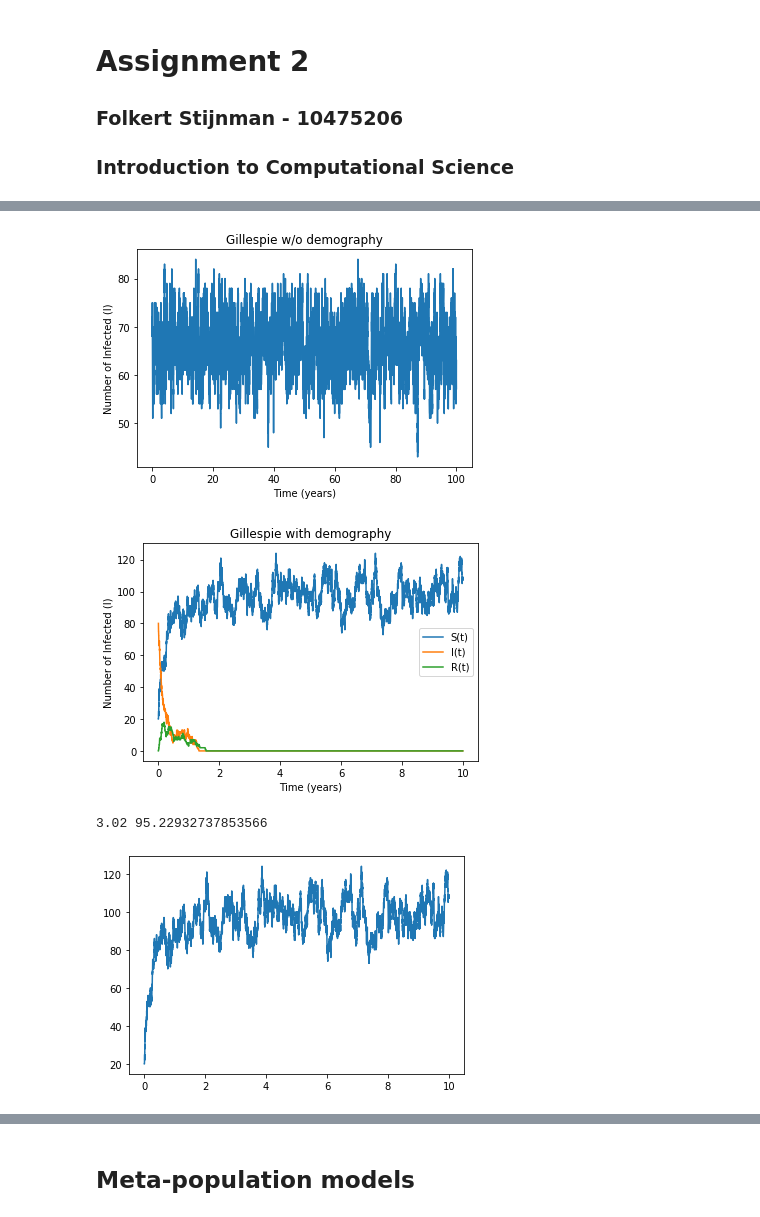
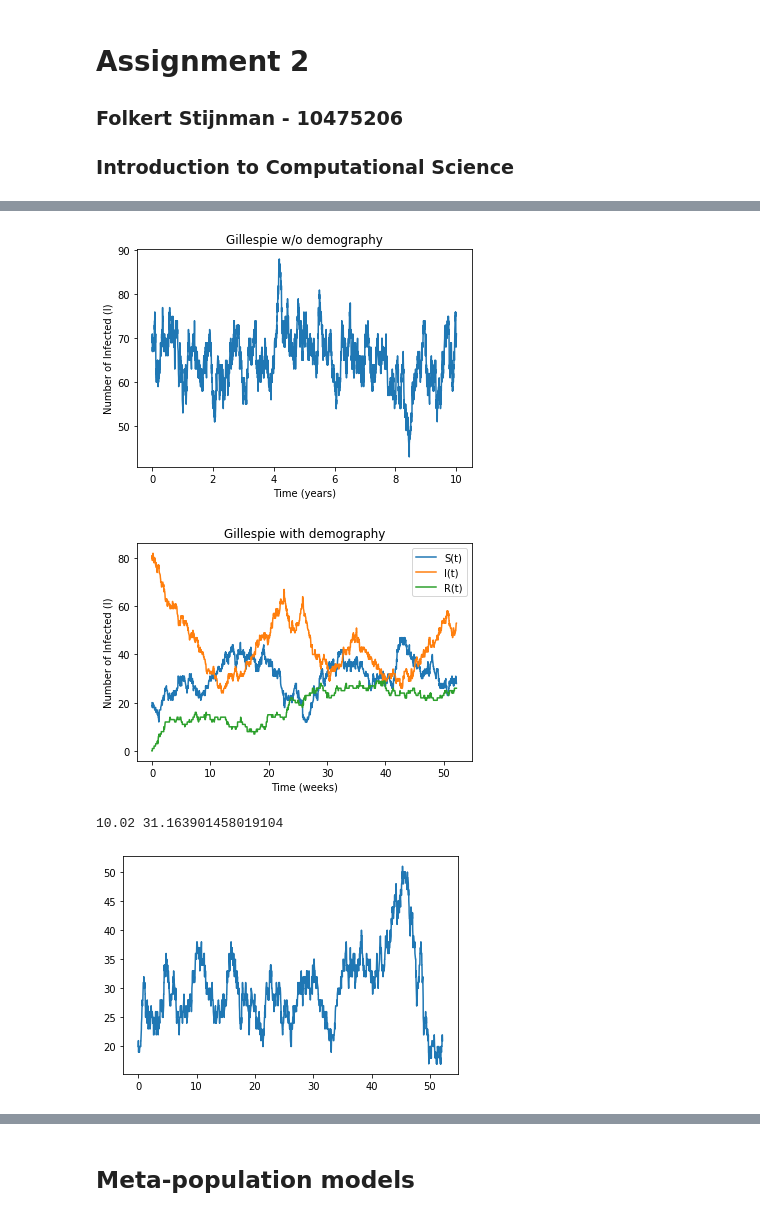
Before and after one commit to Folkert94/ICLS, a Jupyter notebook: Assignment/2/F_Stijnman_10475206_assignment2.ipynb, the cells around one changed output, grey strips where cells are left out. Cells and saved outputs as stored; diff of their text form; code cells hidden in the pictures.

```diff
--- a/Assignment/2/F_Stijnman_10475206_assignment2.ipynb
+++ b/Assignment/2/F_Stijnman_10475206_assignment2.ipynb
@@ -24,35 +24,35 @@ def gillespie(X, Y, N, beta, gamma):
     else:
         Y -= 1
     return Y, delta_t
 
 def discrete_event(X, Y, N, beta, gamma, tot_time):
     Y_data = [Y]
     x = [0]
     while x[-1] < tot_time and Y_data[-1] > 0:
         X = N - Y
         Y, t = gillespie(X, Y_data[-1], N, beta, gamma)
 
         Y_data.append(Y)
         x.append(x[-1] + t)
 
     return Y_data, x
 
 beta = 0.03
 gamma = 1 / 100.0
 Y = 70.0
 N = 100.0
 X = N - Y
 
-Y_data, x = discrete_event(X, Y, N, beta, gamma, 100*365)
+Y_data, x = discrete_event(X, Y, N, beta, gamma, 10*365)
 
 plt.plot(np.array(x)/365, Y_data)
 plt.title("Gillespie w/o demography")
 plt.xlabel("Time (years)")
 plt.ylabel("Number of Infected (I)")
 plt.savefig("simple_gillespie_wo_demo.png", dpi=300)
 plt.show()
 # %% [output]
-[figure, old version]
+[figure, new version]
 # %%
 import numpy as np
 import matplotlib.pyplot as plt
@@ -95,7 +95,7 @@ def discrete_event_demography(pop, beta, gamma, mu, tot_time):
 
     return pop_data, time
 
-beta = 0.03
+beta = 0.1
 gamma = 1 / 100.0
 mu = 0.02
 R_0 = beta / gamma + mu
@@ -107,27 +107,27 @@ pop = [X, Y, Z]
 
 # gillespie_demography(pop, beta, gamma, mu)
 
-pop_data, x = discrete_event_demography(pop, beta, gamma, mu, 10*365)
+pop_data, x = discrete_event_demography(pop, beta, gamma, mu, 365)
 
 pop_data = np.array(pop_data)
 
-plt.plot(np.array(x)/365, pop_data[:,0], label="S(t)")
-plt.plot(np.array(x)/365, pop_data[:,1], label="I(t)")
-plt.plot(np.array(x)/365, pop_data[:,2], label="R(t)")
+plt.plot(np.array(x)/7, pop_data[:,0], label="S(t)")
+plt.plot(np.array(x)/7, pop_data[:,1], label="I(t)")
+plt.plot(np.array(x)/7, pop_data[:,2], label="R(t)")
 plt.title("Gillespie with demography")
-plt.xlabel("Time (years)")
+plt.xlabel("Time (weeks)")
 plt.ylabel("Number of Infected (I)")
 plt.legend()
 plt.show()
 print(R_0, np.mean(pop_data[:,0]))
 # %% [output]
-[figure, old version]
+[figure, new version]
-3.02 95.22932737853566
+10.02 31.163901458019104
 # %%
-plt.plot(np.array(x)/365, pop_data[:,0])
+plt.plot(np.array(x)/7, pop_data[:,0])
 plt.show()
 # %% [output]
-[figure, old version]
+[figure, new version]
 # %%
 plt.subplots_adjust(top = 1.1)
 plt.subplot(311)
```
Also changed, not shown: parts of 6 cells of this notebook, 2 other files.
